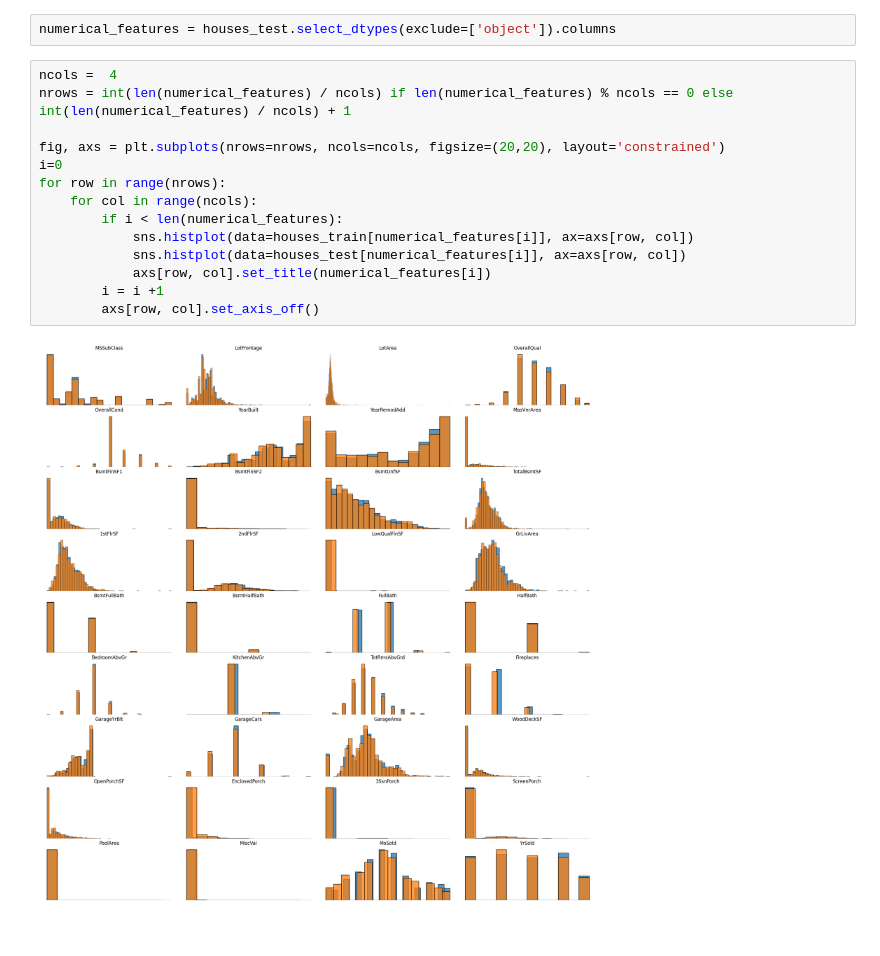
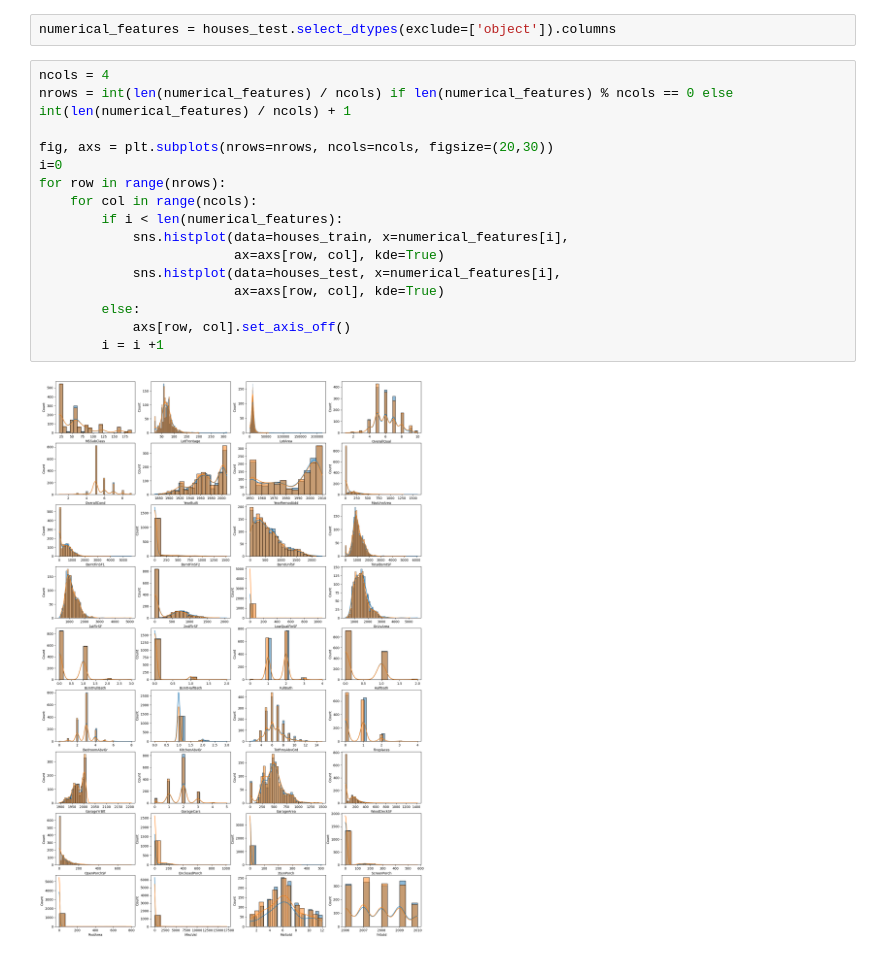
Before and after one commit to arthuralbarelli/house-prices-prediction, a Jupyter notebook: eda-house-prices.ipynb, the cells around one changed output. Drawn from its saved outputs; the diff is of its cells as text.

```diff
--- a/eda-house-prices.ipynb
+++ b/eda-house-prices.ipynb
@@ -129,18 +107,20 @@ Name: SalePrice, dtype: float64
 # %%
 numerical_features = houses_test.select_dtypes(exclude=['object']).columns
 # %%
-ncols =  4
+ncols = 4
 nrows = int(len(numerical_features) / ncols) if len(numerical_features) % ncols == 0 else int(len(numerical_features) / ncols) + 1
 
-fig, axs = plt.subplots(nrows=nrows, ncols=ncols, figsize=(20,20), layout='constrained')
+fig, axs = plt.subplots(nrows=nrows, ncols=ncols, figsize=(20,30))
 i=0
 for row in range(nrows):
     for col in range(ncols):
         if i < len(numerical_features):
-            sns.histplot(data=houses_train[numerical_features[i]], ax=axs[row, col])
-            sns.histplot(data=houses_test[numerical_features[i]], ax=axs[row, col])
-            axs[row, col].set_title(numerical_features[i])
+            sns.histplot(data=houses_train, x=numerical_features[i],
+                         ax=axs[row, col], kde=True)
+            sns.histplot(data=houses_test, x=numerical_features[i],
+                         ax=axs[row, col], kde=True)
+        else:
+            axs[row, col].set_axis_off()
         i = i +1
-        axs[row, col].set_axis_off()
 # %% [output]
-[figure, old version]
+[figure, new version]
```
Also changed, not shown: parts of 2 cells of this notebook.
